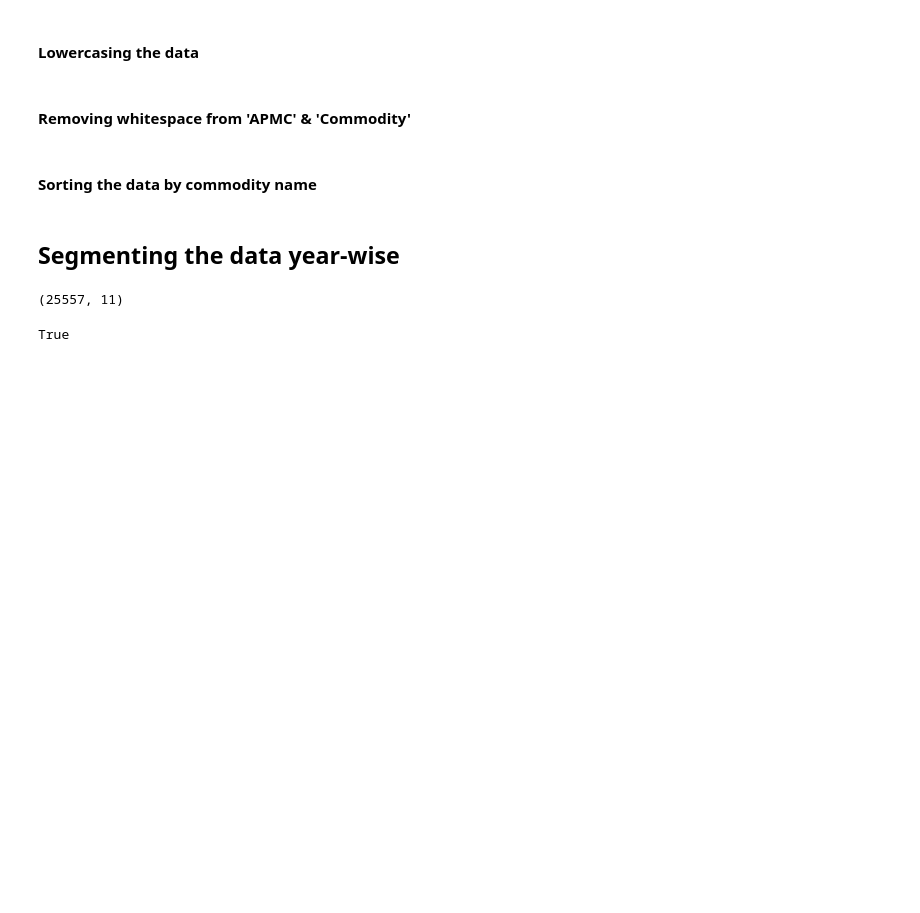
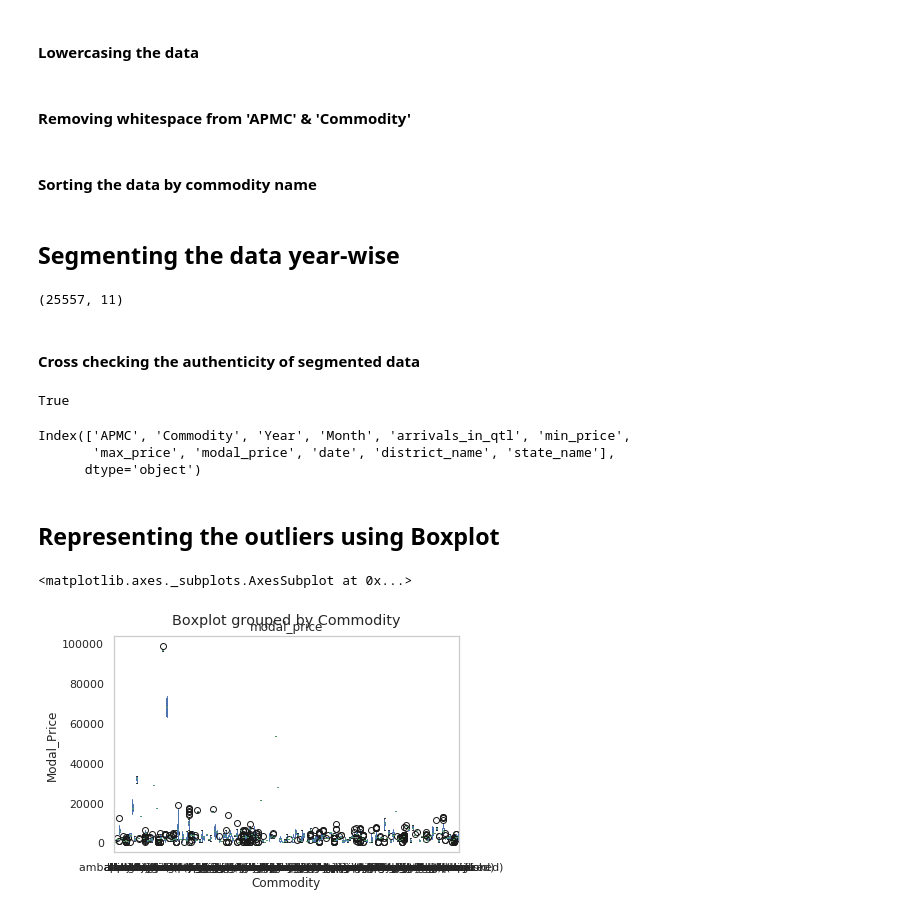
Before and after one commit to beingtmk/SC_Challenge, a Jupyter notebook: Application.ipynb, the cells around one changed output. Cells and saved outputs as stored; diff of their text form; code cells hidden in the pictures; blank space fills up the shorter version.

Commit message:
Represent Outliers in Boxplot

```diff
--- a/Application.ipynb
+++ b/Application.ipynb
@@ -24,6 +24,7 @@ monthly_data.sort_values(["Commodity"], axis=0, ascending=[True], inplace=True)
 <h2>Segmenting the data year-wise</h2>
 # %%
 monthly_data.Year = monthly_data.Year.astype(int)
+monthly_data.modal_price = monthly_data.modal_price.astype(float)
 year14 = monthly_data[monthly_data['Year'] == 2014]
 year15 = monthly_data[monthly_data['Year'] == 2015]
 year16 = monthly_data[monthly_data['Year'] == 2016]
@@ -35,4 +34,22 @@ year15.shape
+# %% [markdown]
+<h4>Cross checking the authenticity of segmented data</h4>
 # %%
 year14.shape[0] + year15.shape[0] + year16.shape[0] == monthly_data.shape[0]
 # %% [output]
 True
+# %%
+year14.columns
+# %% [output]
+Index(['APMC', 'Commodity', 'Year', 'Month', 'arrivals_in_qtl', 'min_price',
+       'max_price', 'modal_price', 'date', 'district_name', 'state_name'],
+      dtype='object')
+# %% [markdown]
+<h2>Representing the outliers using Boxplot</h2>
+# %%
+ax14 = year14.boxplot(by='Commodity', column=['modal_price'], grid=False)
+ax14.set_xlabel("Commodity")
+ax14.set_ylabel("Modal_Price")
+ax14
+# %% [output]
+<matplotlib.axes._subplots.AxesSubplot at 0x...>
+[figure, added]
```
Also changed, not shown: parts of 3 cells of this notebook.
